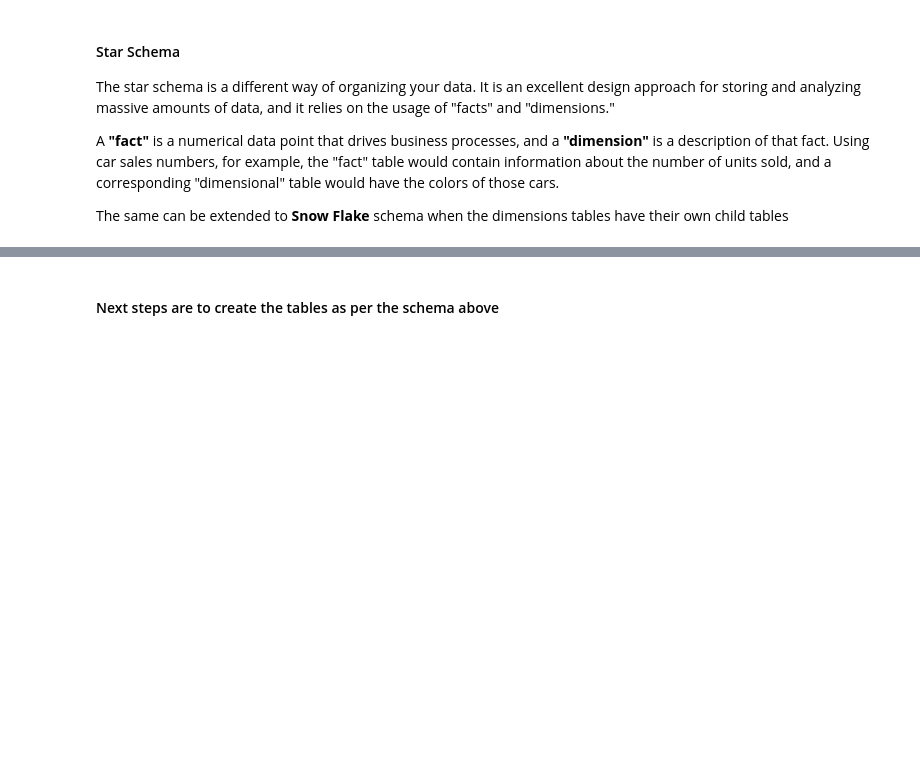
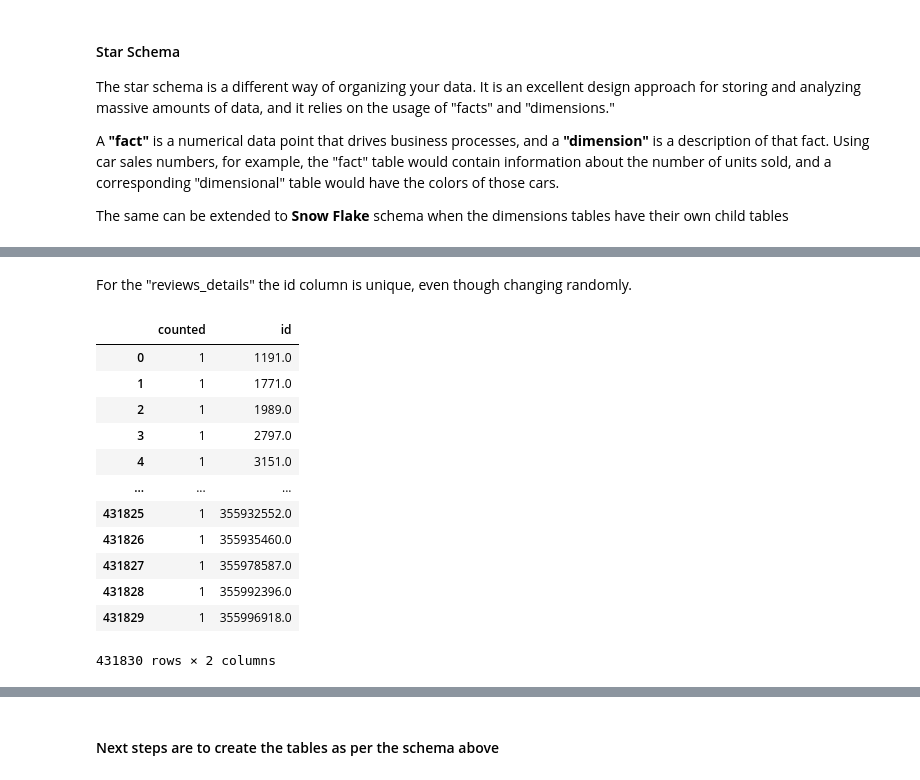
Before and after one commit to idjey/DEtheHardWay, a Jupyter notebook: airBnb_dataModeling.ipynb, the cells around one changed output, grey strips where cells are left out. Saved outputs shown, nothing was run; the diff lists cells and outputs as text; code cells hidden in the pictures; blank space fills up the shorter version.

```diff
--- a/airBnb_dataModeling.ipynb
+++ b/airBnb_dataModeling.ipynb
@@ -347,0 +361,18 @@ The same can be extended to **Snow Flake** schema when the dimensions tables hav
+# %% [markdown]
+For the "reviews_details" the id column is unique, even though changing randomly.
+# %%
+queryBase("""SELECT COUNT(id) AS counted, id FROM reviews_details GROUP BY id ORDER BY id ASC;""")
+# %% [output]
+|  | counted | id |
+| 0 | 1 | 1191.0 |
+| 1 | 1 | 1771.0 |
+| 2 | 1 | 1989.0 |
+| 3 | 1 | 2797.0 |
+| 4 | 1 | 3151.0 |
+| ... | ... | ... |
+| 431825 | 1 | 355932552.0 |
+| 431826 | 1 | 355935460.0 |
+| 431827 | 1 | 355978587.0 |
+| 431828 | 1 | 355992396.0 |
+| 431829 | 1 | 355996918.0 |
+431830 rows × 2 columns
```
Also changed, not shown: parts of 26 cells of this notebook, 2 other files.
